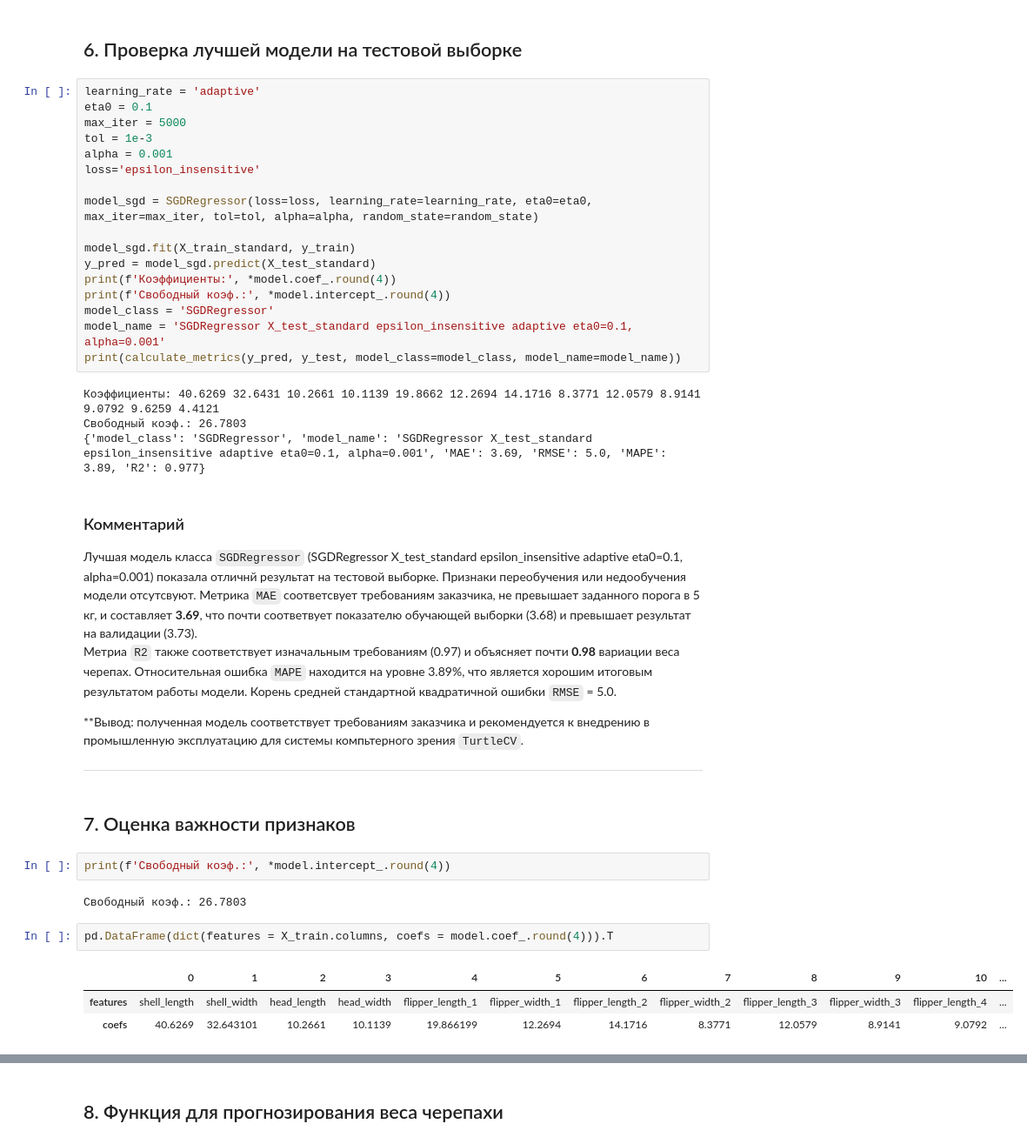
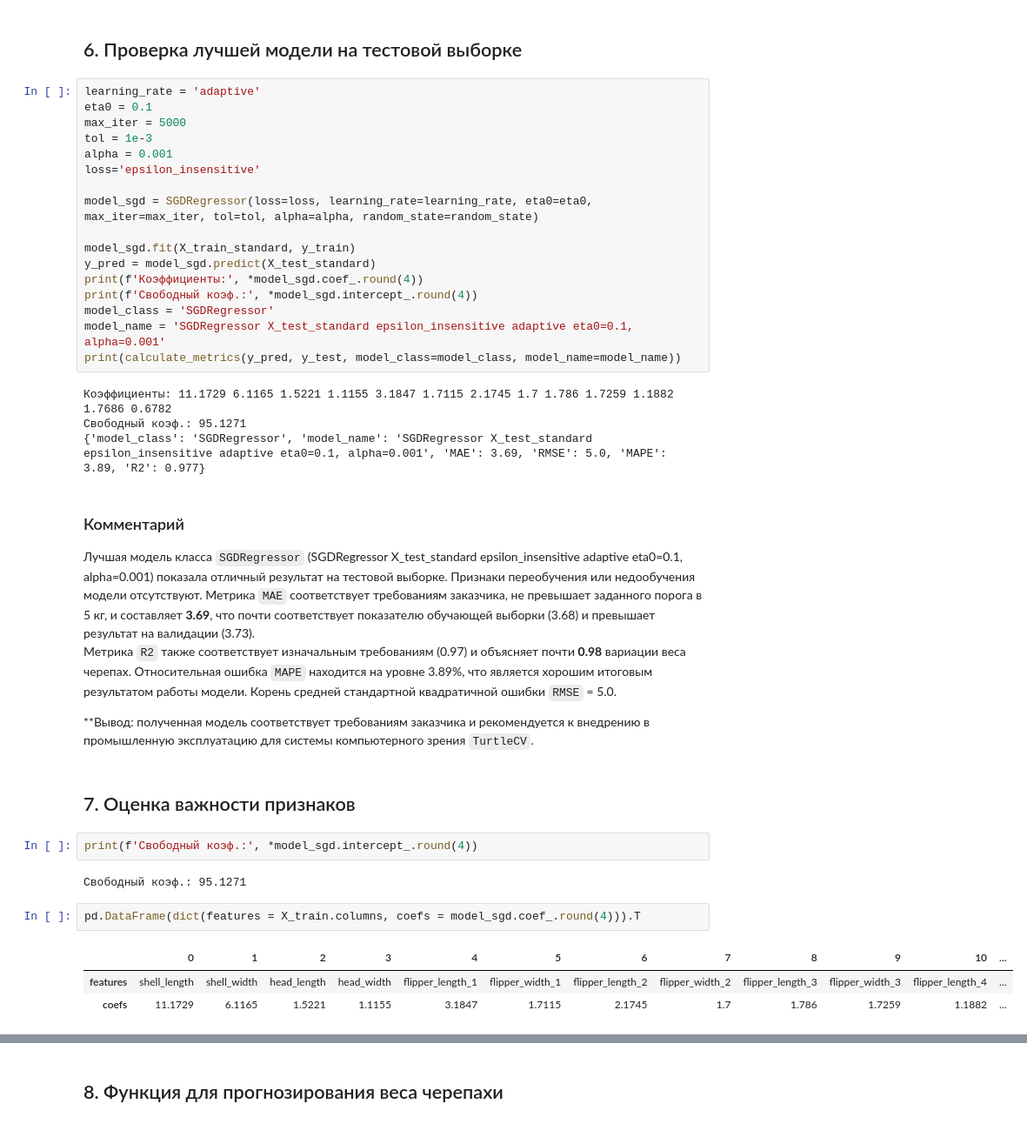
Before and after one commit to TemaQDX/project_turtle, a Jupyter notebook: project_turtle_sprint_10_Artem_Burov.ipynb, the cells around one changed output, grey strips where cells are left out. Shown at 87% size. Drawn from its saved outputs; the diff is of its cells as text.

```diff
--- a/project_turtle_sprint_10_Artem_Burov.ipynb
+++ b/project_turtle_sprint_10_Artem_Burov.ipynb
@@ -1710,36 +1694,35 @@ model_sgd = SGDRegressor(loss=loss, learning_rate=learning_rate, eta0=eta0, max_
 
 model_sgd.fit(X_train_standard, y_train)
 y_pred = model_sgd.predict(X_test_standard)
-print(f'Коэффициенты:', *model.coef_.round(4))
-print(f'Свободный коэф.:', *model.intercept_.round(4))
+print(f'Коэффициенты:', *model_sgd.coef_.round(4))
+print(f'Свободный коэф.:', *model_sgd.intercept_.round(4))
 model_class = 'SGDRegressor'
 model_name = 'SGDRegressor X_test_standard epsilon_insensitive adaptive eta0=0.1, alpha=0.001'
 print(calculate_metrics(y_pred, y_test, model_class=model_class, model_name=model_name))
 # %% [output]
-Коэффициенты: 40.6269 32.6431 10.2661 10.1139 19.8662 12.2694 14.1716 8.3771 12.0579 8.9141 9.0792 9.6259 4.4121
-Свободный коэф.: 26.7803
+Коэффициенты: 11.1729 6.1165 1.5221 1.1155 3.1847 1.7115 2.1745 1.7 1.786 1.7259 1.1882 1.7686 0.6782
+Свободный коэф.: 95.1271
 {'model_class': 'SGDRegressor', 'model_name': 'SGDRegressor X_test_standard epsilon_insensitive adaptive eta0=0.1, alpha=0.001', 'MAE': 3.69, 'RMSE': 5.0, 'MAPE': 3.89, 'R2': 0.977}
 # %% [markdown]
 ### Комментарий
 
-Лучшая модель класса `SGDRegressor` (SGDRegressor X_test_standard epsilon_insensitive adaptive eta0=0.1, alpha=0.001) показала отличнй результат на тестовой выборке. Признаки переобучения или недообучения модели отсутсвуют.
-Метрика `MAE` соответсвует требованиям заказчика, не превышает заданного порога в 5 кг, и составляет **3.69**, что почти соответвует показателю обучающей выборки (3.68) и превышает результат на валидации (3.73).
-Метриа `R2` также соответствует изначальным требованиям (0.97) и объясняет почти **0.98** вариации веса черепах. Относительная ошибка `MAPE` находится на уровне 3.89%, что является хорошим итоговым результатом работы модели. Корень средней стандартной квадратичной ошибки `RMSE` = 5.0.
+Лучшая модель класса `SGDRegressor` (SGDRegressor X_test_standard epsilon_insensitive adaptive eta0=0.1, alpha=0.001) показала отличный результат на тестовой выборке. Признаки переобучения или недообучения модели отсутствуют.
+Метрика `MAE` соответствует требованиям заказчика, не превышает заданного порога в 5 кг, и составляет **3.69**, что почти соответствует показателю обучающей выборки (3.68) и превышает результат на валидации (3.73).
+Метрика `R2` также соответствует изначальным требованиям (0.97) и объясняет почти **0.98** вариации веса черепах. Относительная ошибка `MAPE` находится на уровне 3.89%, что является хорошим итоговым результатом работы модели. Корень средней стандартной квадратичной ошибки `RMSE` = 5.0.
 
-**Вывод: полученная модель соответствует требованиям заказчика и рекомендуется к внедрению в промышленную эксплуатацию для системы компьтерного зрения `TurtleCV`.
-___________
+**Вывод: полученная модель соответствует требованиям заказчика и рекомендуется к внедрению в промышленную эксплуатацию для системы компьютерного зрения `TurtleCV`.
 # %% [markdown]
 ## 7. Оценка важности признаков
 # %%
-print(f'Свободный коэф.:', *model.intercept_.round(4))
+print(f'Свободный коэф.:', *model_sgd.intercept_.round(4))
 # %% [output]
-Свободный коэф.: 26.7803
+Свободный коэф.: 95.1271
 # %%
-pd.DataFrame(dict(features = X_train.columns, coefs = model.coef_.round(4))).T
+pd.DataFrame(dict(features = X_train.columns, coefs = model_sgd.coef_.round(4))).T
 # %% [output]
 |  | 0 | 1 | 2 | 3 | 4 | 5 | 6 | 7 | 8 | 9 | 10 | ... |
 | features | shell_length | shell_width | head_length | head_width | flipper_length_1 | flipper_width_1 | flipper_length_2 | flipper_width_2 | flipper_length_3 | flipper_width_3 | flipper_length_4 | ... |
-| coefs | 40.6269 | 32.643101 | 10.2661 | 10.1139 | 19.866199 | 12.2694 | 14.1716 | 8.3771 | 12.0579 | 8.9141 | 9.0792 | ... |
+| coefs | 11.1729 | 6.1165 | 1.5221 | 1.1155 | 3.1847 | 1.7115 | 2.1745 | 1.7 | 1.786 | 1.7259 | 1.1882 | ... |
 # %% [markdown]
 ### Комментарий
 
```
Also changed, not shown: parts of 13 cells of this notebook.
